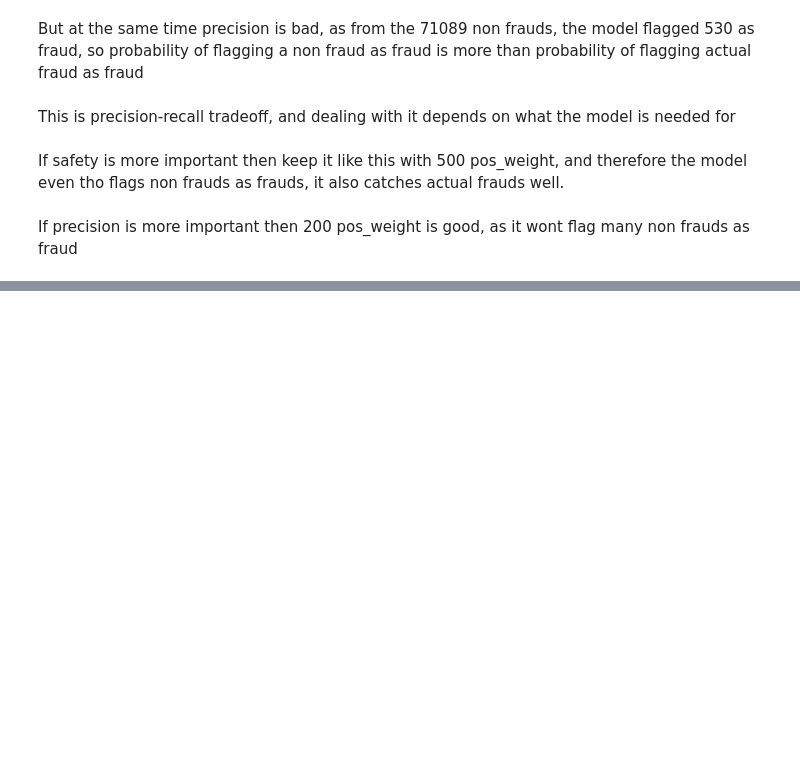
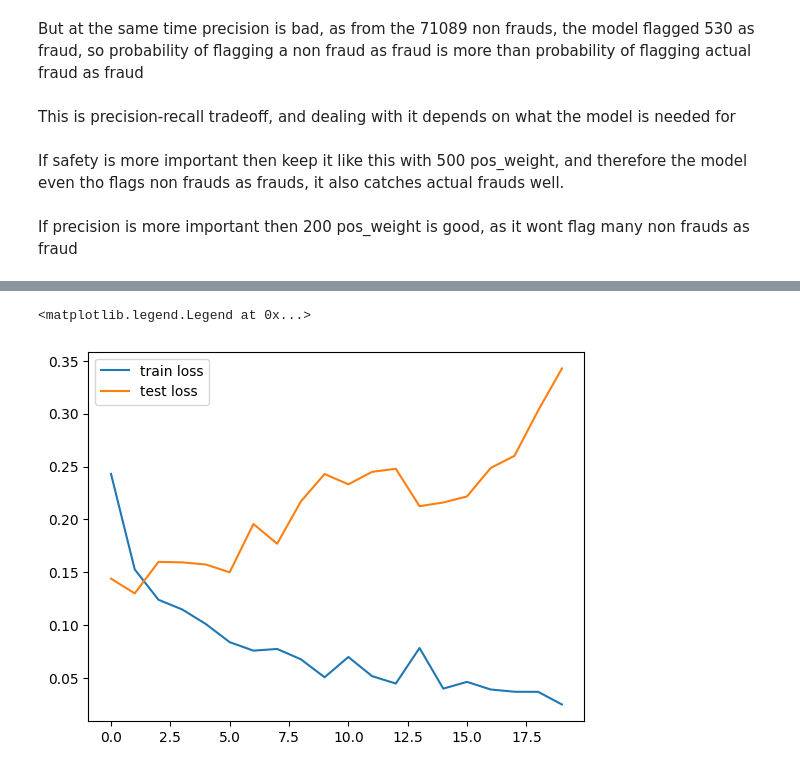
Before and after one commit to saketrama-v/CreditCardFraud_MLP, a Jupyter notebook: CreditCardFraud_MLP.ipynb, the cells around one changed output, grey strips where cells are left out. Saved outputs shown, nothing was run; the diff lists cells and outputs as text; code cells hidden in the pictures; blank space fills up the shorter version.

Commit message:
feat: fixing the tradeoff and final visualisation

```diff
--- a/CreditCardFraud_MLP.ipynb
+++ b/CreditCardFraud_MLP.ipynb
@@ -185,3 +185,39 @@ This is precision-recall tradeoff, and dealing with it depends on what the model
 If safety is more important then keep it like this with 500 pos_weight, and therefore the model even tho flags non frauds as frauds, it also catches actual frauds well.
 # %% [markdown]
 If precision is more important then 200 pos_weight is good, as it wont flag many non frauds as fraud
+# %%
+weights = torch.tensor([200.0])
+criterion = torch.nn.BCEWithLogitsLoss(pos_weight=weights)
+optimizier = torch.optim.Adam(model.parameters(), lr = 0.001)
+# %%
+epochs = 20
+
+train_losses=[]
+test_losses=[]
+
+for epoch in range(epochs):
+
+    #training
+    model.train()
+    train_bl = []
+    for X_batch, y_batch in train_l:
+        pred = model(X_batch)
+        loss = criterion(pred, y_batch)
+        optimizier.zero_grad()
+        loss.backward()
+        optimizier.step()
+        train_bl.append(loss.item())
+    train_losses.append(np.mean(train_bl))
+
+    #testing
+    model.eval()
+    test_bl=[]
+    with torch.no_grad():
+        for X_batch, y_batch in test_l:
+            pred = model(X_batch)
+            loss = criterion(pred, y_batch)
+            test_bl.append(loss.item())
+        test_losses.append(np.mean(test_bl))
+
+    if(epoch+1)%5==0:
+        print(f"Epoch: {epoch+1:2d}/{epochs} | Train loss: {train_losses[-1]:.4f} | Test loss: {test_losses[-1]:.4f}")
@@ -187,0 +229,7 @@ If precision is more important then 200 pos_weight is good, as it wont flag many
+# %%
+plt.plot(train_losses, label = "train loss")
+plt.plot(test_losses, label = "test loss")
+plt.legend()
+# %% [output]
+<matplotlib.legend.Legend at 0x...>
+[figure, added]
```
Also changed, not shown: parts of 2 cells of this notebook.
